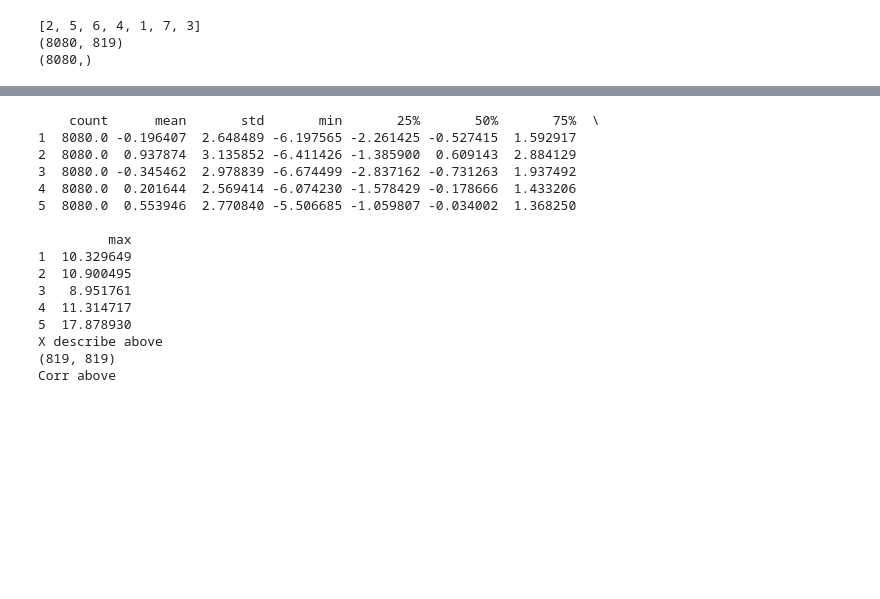
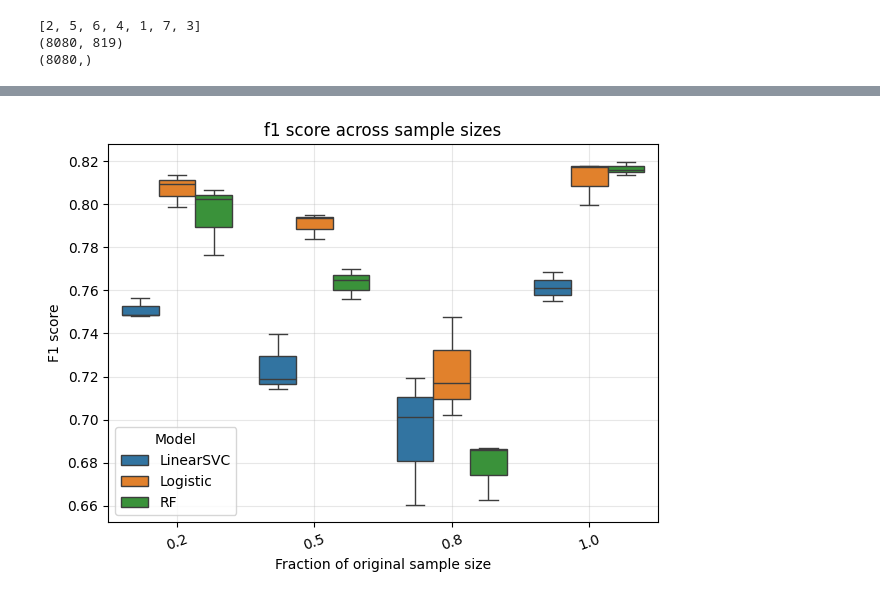
Before and after one commit to CleosCleopatra/Big_data_exam, a Jupyter notebook: Q1.ipynb, the cells around one changed output, grey strips where cells are left out. Saved outputs shown, nothing was run; the diff lists cells and outputs as text; code cells hidden in the pictures; blank space fills up the shorter version.

```diff
--- a/Q1.ipynb
+++ b/Q1.ipynb
@@ -208,64 +267,17 @@ f1 score: 0.8359080958794822
 # %%
-fig, axes = plt.subplots(1, 2, figsize=(14, 5))
-
-for model_name in part1_summary["Model"].unique():
-    model_df = (
-        part1_summary[part1_summary["Model"] == model_name]
-        .sort_values("Fraction")
-    )
-
-    axes[0].plot(
-        model_df["Fraction"],
-        model_df["MeanBrier"],
-        marker="o",
-        label=model_name
-    )
-    axes[1].plot(
-        model_df["Fraction"],
-        model_df["MeanLogLoss"],
-        marker="o",
-        label=model_name
-    )
-
-axes[0].set_xlabel("Sample fraction")
-axes[0].set_ylabel("Mean Brier score")
-axes[0].set_title("Part 1: Brier score by sample size")
-axes[0].grid(True, alpha=0.3)
-
-axes[1].set_xlabel("Sample fraction")
-axes[1].set_ylabel("Mean log-loss")
-axes[1].set_title("Part 1: Log-loss by sample size")
-axes[1].grid(True, alpha=0.3)
-axes[1].legend()
+sns.boxplot(
+    data=df,
+    x="Sample size",
+    y="f1 score",
+    hue = "Model"
+)
+plt.title("f1 score across sample sizes")
+plt.xlabel("Fraction of original sample size")
+plt.ylabel("F1 score")
+plt.tick_params(axis="x", rotation=20)
+plt.grid(True, alpha=0.3)
 
 plt.tight_layout()
 plt.show()
+# %% [output]
+[figure, added]
-# %%
-#print(X.min())
-#print("HUH")
-#print(X.max())
-#print("x max above")
-print(X.describe().T.head())
-print("X describe above")
-import numpy as np
-
-corr = np.corrcoef(X.values.T)
-print(corr.shape)
-print("Corr above")
-# %% [output]
-    count      mean       std       min       25%       50%       75%  \
-1  8080.0 -0.196407  2.648489 -6.197565 -2.261425 -0.527415  1.592917
-2  8080.0  0.937874  3.135852 -6.411426 -1.385900  0.609143  2.884129
-3  8080.0 -0.345462  2.978839 -6.674499 -2.837162 -0.731263  1.937492
-4  8080.0  0.201644  2.569414 -6.074230 -1.578429 -0.178666  1.433206
-5  8080.0  0.553946  2.770840 -5.506685 -1.059807 -0.034002  1.368250
-
-         max
-1  10.329649
-2  10.900495
-3   8.951761
-4  11.314717
-5  17.878930
-X describe above
-(819, 819)
-Corr above
```
Also changed, not shown: parts of 6 cells of this notebook.
